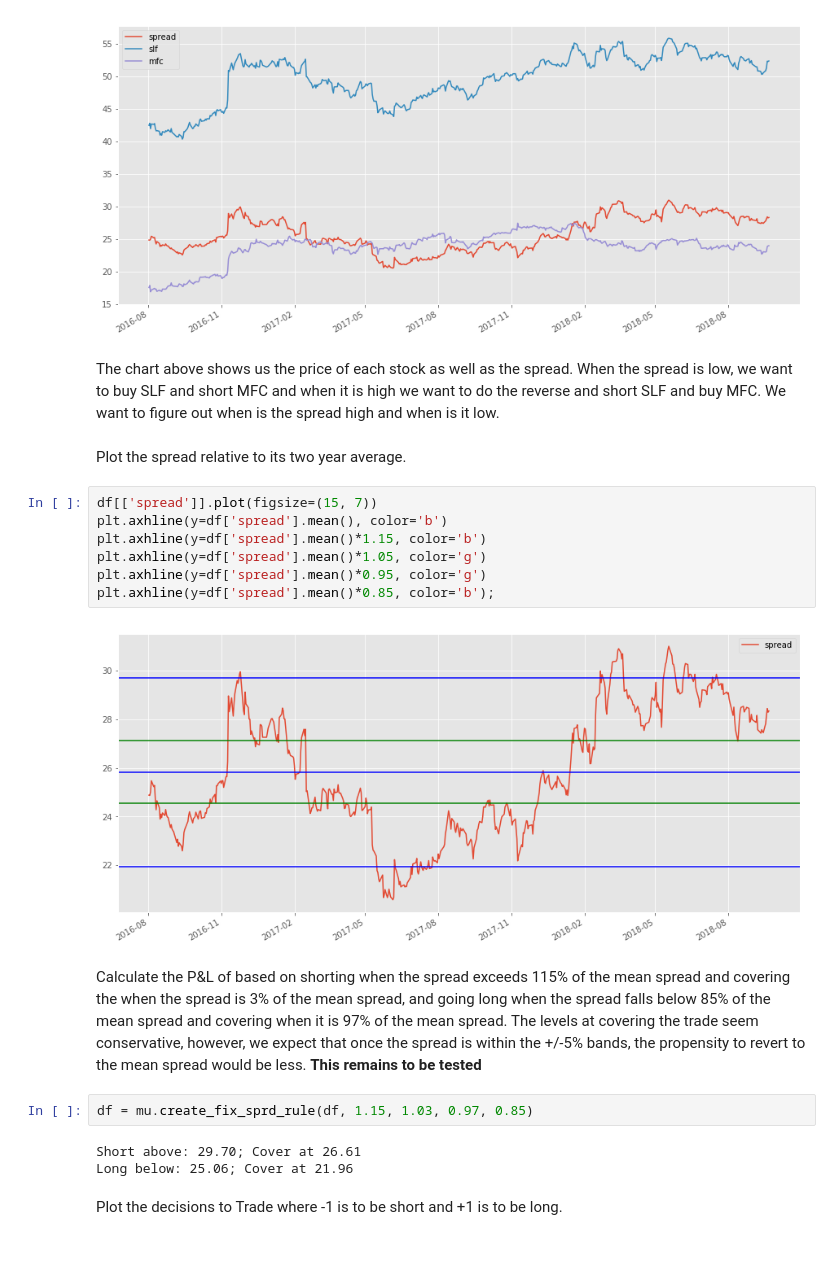
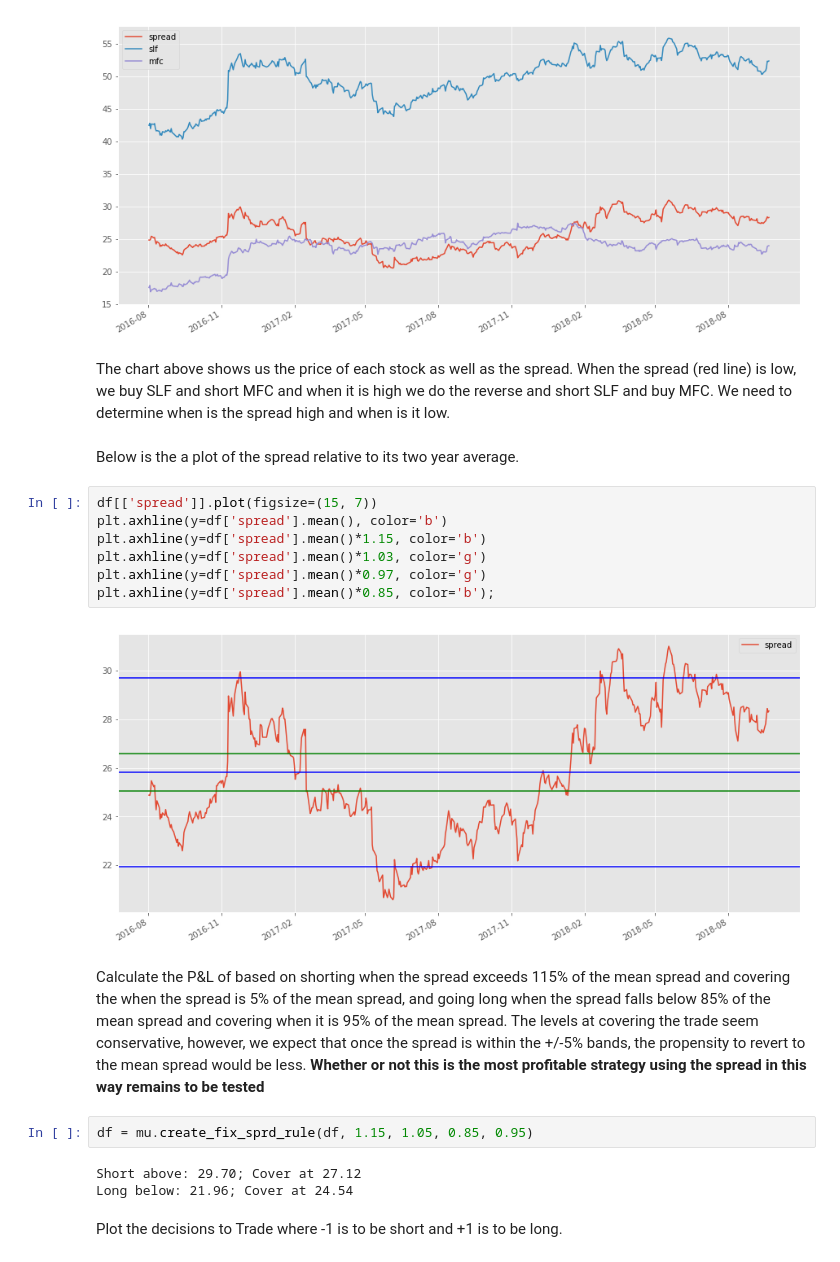
Before and after one commit to aandres99/alpha_prices, a Jupyter notebook: stat_arb.ipynb, the cells around one changed output. Cells and saved outputs as stored; diff of their text form.

```diff
--- a/stat_arb.ipynb
+++ b/stat_arb.ipynb
@@ -77,26 +80,26 @@ df[['spread', 'slf', 'mfc']].plot(figsize=(15, 7));
 # %% [output]
 [figure]
 # %% [markdown]
-The chart above shows us the price of each stock as well as the spread. When the spread is low, we want to buy SLF and short MFC and when it is high we want to do the reverse and short SLF and buy MFC. We want to figure out when is the spread high and when is it low.
+The chart above shows us the price of each stock as well as the spread. When the spread (red line) is low, we buy SLF and short MFC and when it is high we do the reverse and short SLF and buy MFC. We need to determine when is the spread high and when is it low.
 # %% [markdown]
-Plot the spread relative to its two year average.
+Below is the a plot of the spread relative to its two year average.
 # %%
 df[['spread']].plot(figsize=(15, 7))
 plt.axhline(y=df['spread'].mean(), color='b')
 plt.axhline(y=df['spread'].mean()*1.15, color='b')
-plt.axhline(y=df['spread'].mean()*1.05, color='g')
-plt.axhline(y=df['spread'].mean()*0.95, color='g')
+plt.axhline(y=df['spread'].mean()*1.03, color='g')
+plt.axhline(y=df['spread'].mean()*0.97, color='g')
 plt.axhline(y=df['spread'].mean()*0.85, color='b');
 # %% [output]
-[figure, old version]
+[figure, new version]
 # %% [markdown]
-Calculate the P&L of based on shorting when the spread exceeds 115% of the mean spread and covering the when the spread is 3% of the mean spread, and going long when the spread falls below 85% of the mean spread and covering when it is 97% of the mean spread. The levels at covering the trade seem conservative, however, we expect that once the spread is within the +/-5% bands, the propensity to revert to the mean spread would be less.
-**This remains to be tested**
+Calculate the P&L of based on shorting when the spread exceeds 115% of the mean spread and covering the when the spread is 5% of the mean spread, and going long when the spread falls below 85% of the mean spread and covering when it is 95% of the mean spread. The levels at covering the trade seem conservative, however, we expect that once the spread is within the +/-5% bands, the propensity to revert to the mean spread would be less.
+**Whether or not this is the most profitable strategy using the spread in this way remains to be tested**
 # %%
-df = mu.create_fix_sprd_rule(df, 1.15, 1.03, 0.97, 0.85)
+df = mu.create_fix_sprd_rule(df, 1.15, 1.05, 0.85, 0.95)
 # %% [output]
-Short above: 29.70; Cover at 26.61
-Long below: 25.06; Cover at 21.96
+Short above: 29.70; Cover at 27.12
+Long below: 21.96; Cover at 24.54
 # %% [markdown]
 Plot the decisions to Trade where -1 is to be short and +1 is to be long.
 # %%
```
Also changed, not shown: parts of 14 cells of this notebook.
